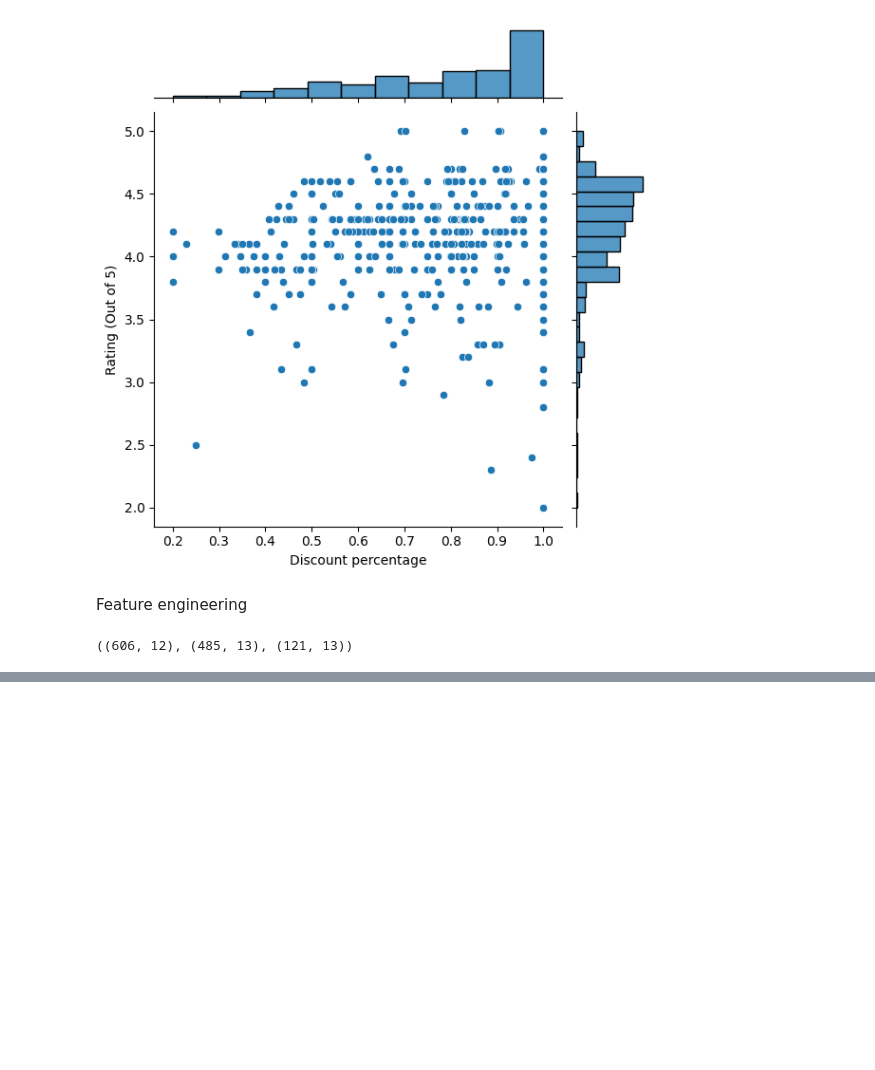
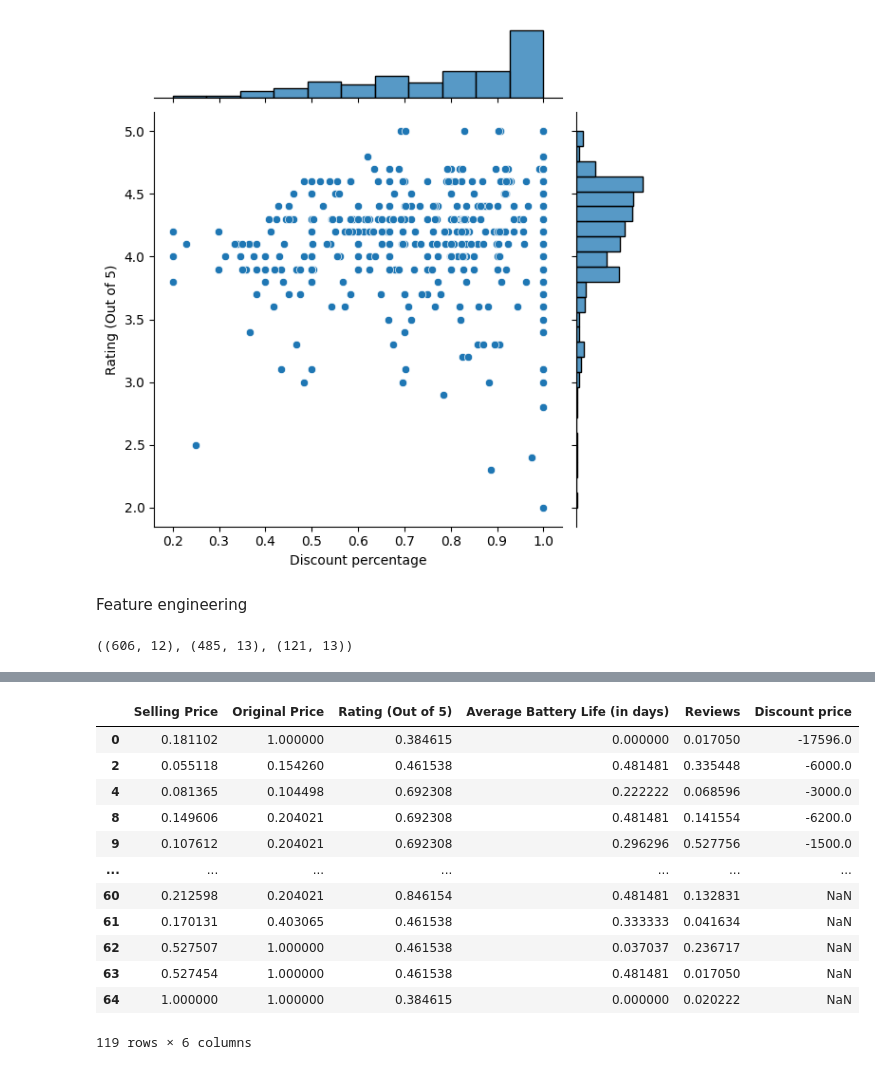
Before and after one commit to sarthakone105/100_days_of_data_science, a Jupyter notebook: fitness_tracker_03.ipynb, the cells around one changed output, grey strips where cells are left out. Saved outputs shown, nothing was run; the diff lists cells and outputs as text; code cells hidden in the pictures; blank space fills up the shorter version.

```diff
--- a/fitness_tracker_03.ipynb
+++ b/fitness_tracker_03.ipynb
@@ -209,0 +336,4 @@ plt.show()
+# %%
+data = scaler.fit_transform(train_df[numerical_col[:-1]])
+# %%
+data = pd.DataFrame(data, columns=numerical_col[:-1])
@@ -290,0 +373,2 @@ plt.show()
+# %%
+train_df = pd.concat([train_df, data], axis=1)
@@ -290,0 +391,16 @@ plt.show()
+# %%
+train_df[numerical_col]
+# %% [output]
+|  | Selling Price | Original Price | Rating (Out of 5) | Average Battery Life (in days) | Reviews | Discount price |
+| 0 | 0.181102 | 1.000000 | 0.384615 | 0.000000 | 0.017050 | -17596.0 |
+| 2 | 0.055118 | 0.154260 | 0.461538 | 0.481481 | 0.335448 | -6000.0 |
+| 4 | 0.081365 | 0.104498 | 0.692308 | 0.222222 | 0.068596 | -3000.0 |
+| 8 | 0.149606 | 0.204021 | 0.692308 | 0.481481 | 0.141554 | -6200.0 |
+| 9 | 0.107612 | 0.204021 | 0.692308 | 0.296296 | 0.527756 | -1500.0 |
+| ... | ... | ... | ... | ... | ... | ... |
+| 60 | 0.212598 | 0.204021 | 0.846154 | 0.481481 | 0.132831 | NaN |
+| 61 | 0.170131 | 0.403065 | 0.461538 | 0.333333 | 0.041634 | NaN |
+| 62 | 0.527507 | 1.000000 | 0.461538 | 0.037037 | 0.236717 | NaN |
+| 63 | 0.527454 | 1.000000 | 0.461538 | 0.481481 | 0.017050 | NaN |
+| 64 | 1.000000 | 1.000000 | 0.384615 | 0.000000 | 0.020222 | NaN |
+119 rows × 6 columns
```
Also changed, not shown: parts of 31 cells of this notebook, 1 other file.
